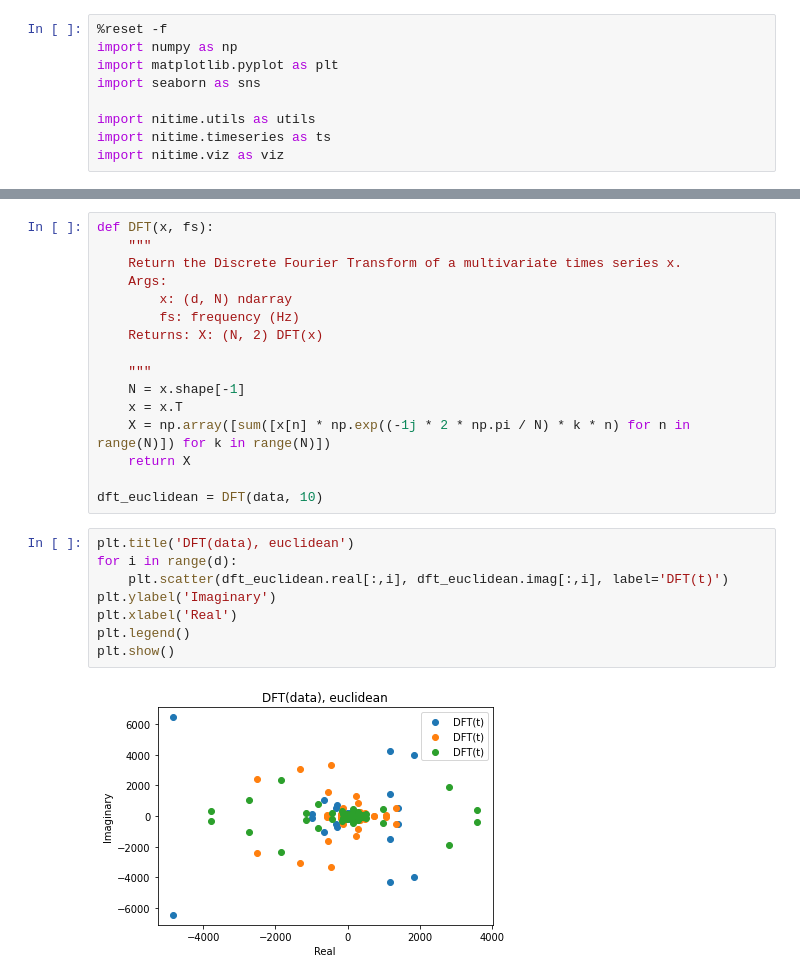
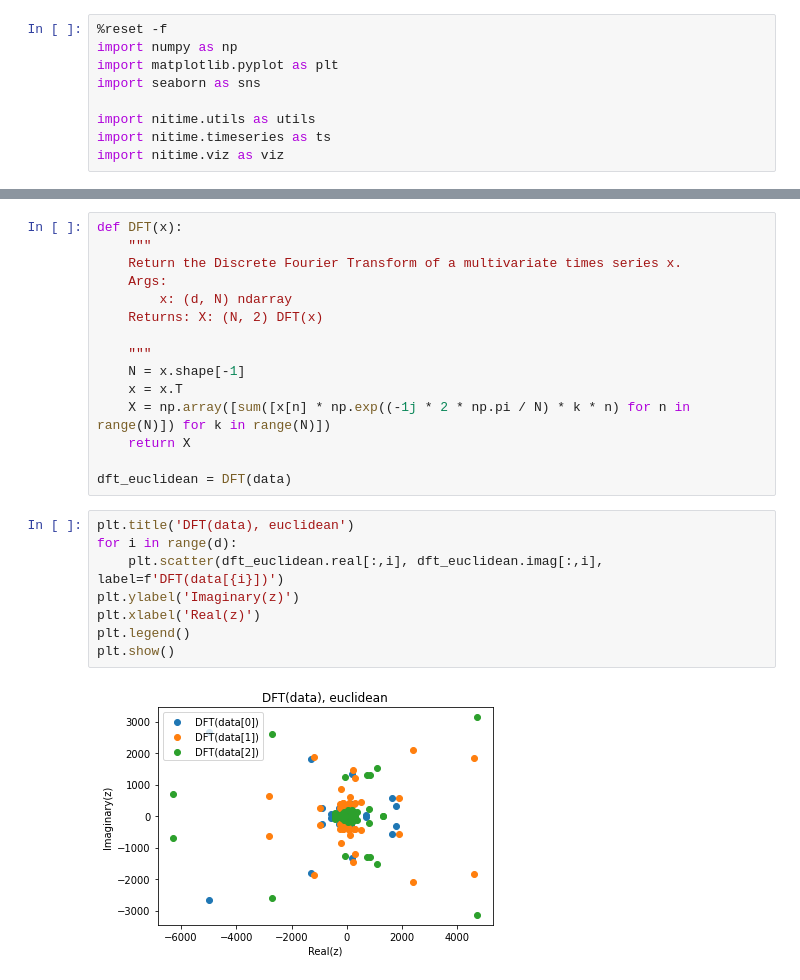
Before and after one commit to noamsgl/msc, a Jupyter notebook: notebooks/research/discrete_time_fourier_transform.ipynb, the cells around one changed output, grey strips where cells are left out. Saved outputs shown, nothing was run; the diff lists cells and outputs as text.

```diff
--- a/notebooks/research/discrete_time_fourier_transform.ipynb
+++ b/notebooks/research/discrete_time_fourier_transform.ipynb
@@ -60,10 +60,9 @@ plt.show()
 # %%
-def DFT(x, fs):
+def DFT(x):
     """
     Return the Discrete Fourier Transform of a multivariate times series x.
     Args:
         x: (d, N) ndarray
-        fs: frequency (Hz)
     Returns: X: (N, 2) DFT(x)
 
     """
@@ -72,17 +71,17 @@ def DFT(x, fs):
     X = np.array([sum([x[n] * np.exp((-1j * 2 * np.pi / N) * k * n) for n in range(N)]) for k in range(N)])
     return X
 
-dft_euclidean = DFT(data, 10)
+dft_euclidean = DFT(data)
 # %%
 plt.title('DFT(data), euclidean')
 for i in range(d):
-    plt.scatter(dft_euclidean.real[:,i], dft_euclidean.imag[:,i], label='DFT(t)')
-plt.ylabel('Imaginary')
-plt.xlabel('Real')
+    plt.scatter(dft_euclidean.real[:,i], dft_euclidean.imag[:,i], label=f'DFT(data[{i}])')
+plt.ylabel('Imaginary(z)')
+plt.xlabel('Real(z)')
 plt.legend()
 plt.show()
 # %% [output]
-[figure, old version]
+[figure, new version]
 # %%
 polar2z = lambda r,θ: r * np.exp( 1j * θ )
 z2polar = lambda z: ( np.abs(z), np.angle(z) )
```
Also changed, not shown: parts of 2 cells of this notebook.
